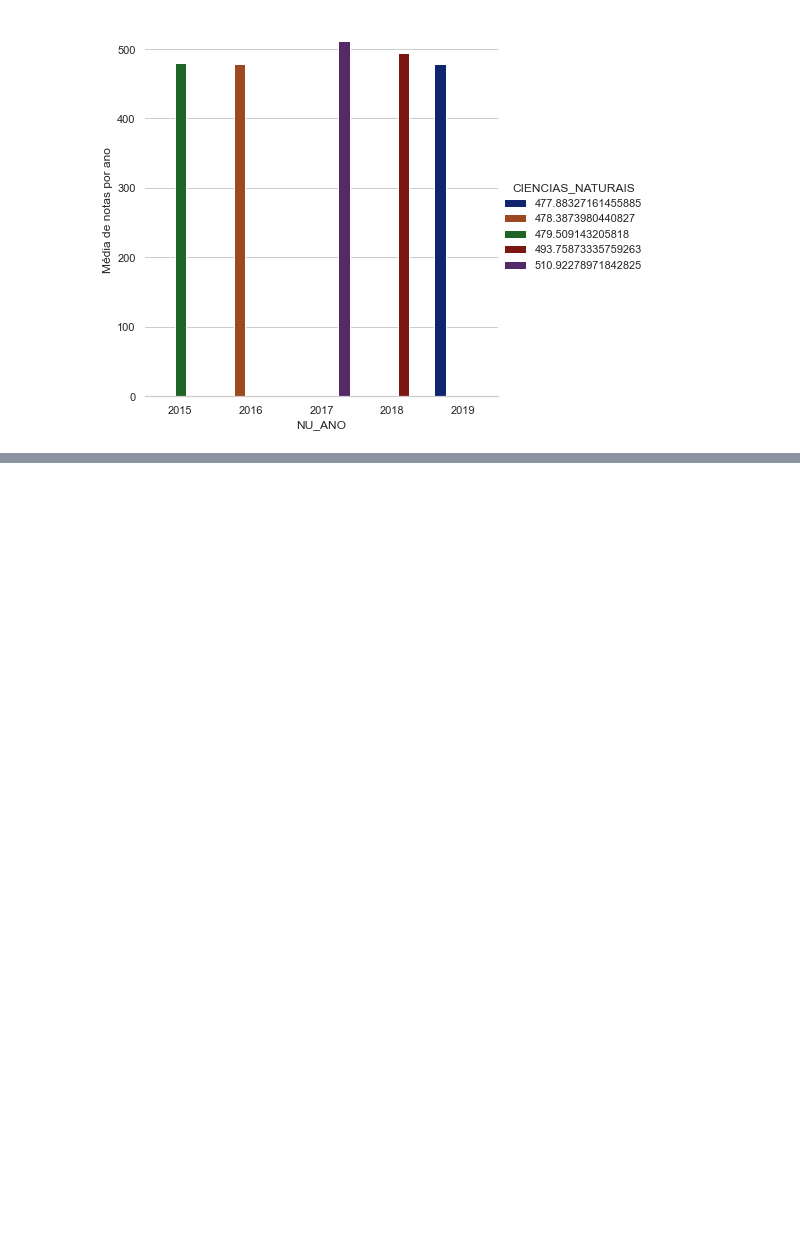
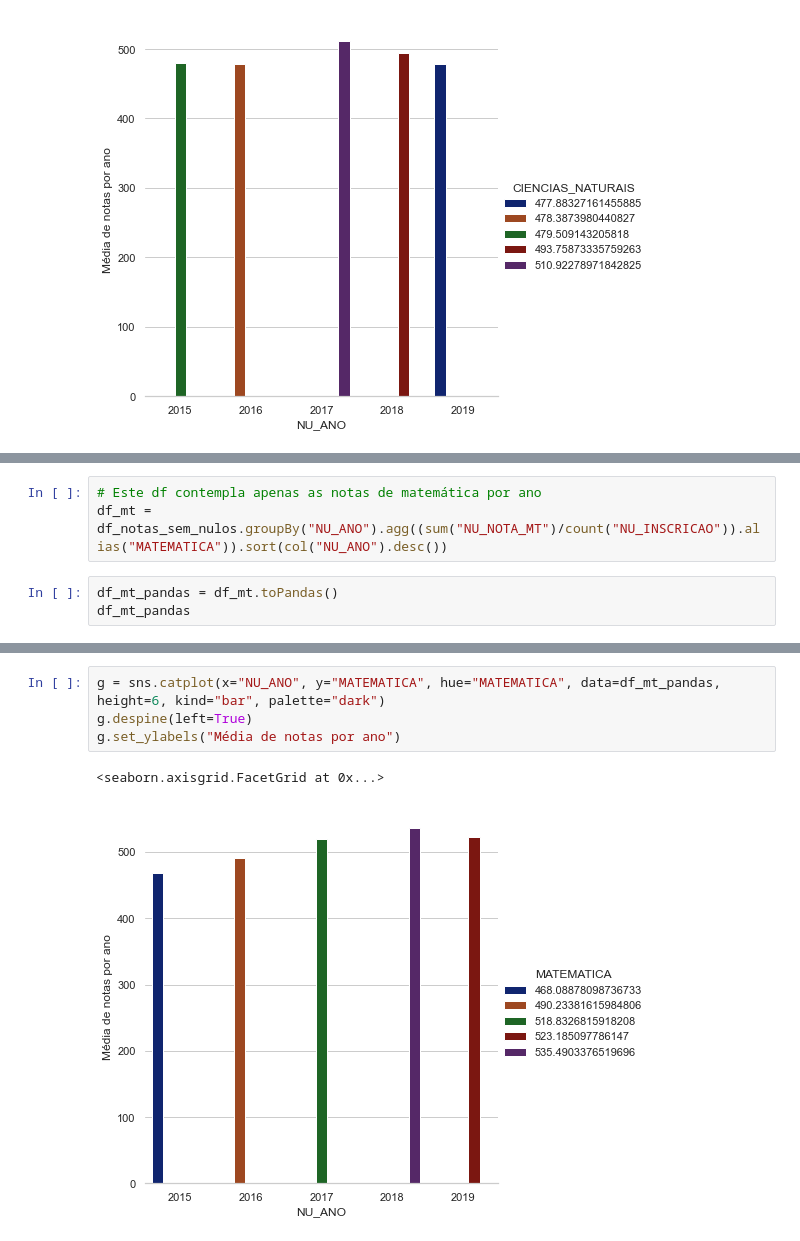
Before and after one commit to projetobigdatasenac2020/ProjetoFinalBigData, a Jupyter notebook: ProjetoFinal - Spark - HD - AnaliseExploratoria - Bruno.ipynb, the cells around one changed output, grey strips where cells are left out. Cells and saved outputs as stored; diff of their text form; blank space fills up the shorter version.

```diff
--- a/ProjetoFinal - Spark - HD - AnaliseExploratoria - Bruno.ipynb
+++ b/ProjetoFinal - Spark - HD - AnaliseExploratoria - Bruno.ipynb
@@ -499,0 +530,6 @@ g.set_ylabels("Média de notas por ano")
+# %%
+# Este df contempla apenas as notas de matemática por ano
+df_mt = df_notas_sem_nulos.groupBy("NU_ANO").agg((sum("NU_NOTA_MT")/count("NU_INSCRICAO")).alias("MATEMATICA")).sort(col("NU_ANO").desc())
+# %%
+df_mt_pandas = df_mt.toPandas()
+df_mt_pandas
@@ -499,0 +543,7 @@ g.set_ylabels("Média de notas por ano")
+# %%
+g = sns.catplot(x="NU_ANO", y="MATEMATICA", hue="MATEMATICA", data=df_mt_pandas, height=6, kind="bar", palette="dark")
+g.despine(left=True)
+g.set_ylabels("Média de notas por ano")
+# %% [output]
+<seaborn.axisgrid.FacetGrid at 0x...>
+[figure, added]
```
Also changed, not shown: parts of 10 cells of this notebook.
